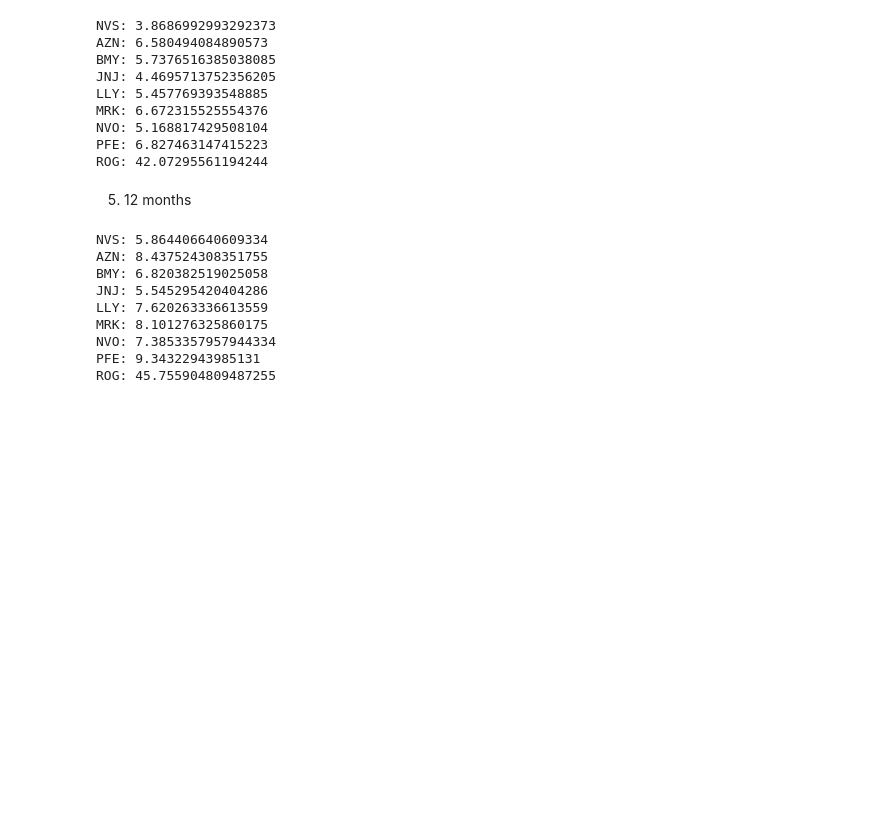
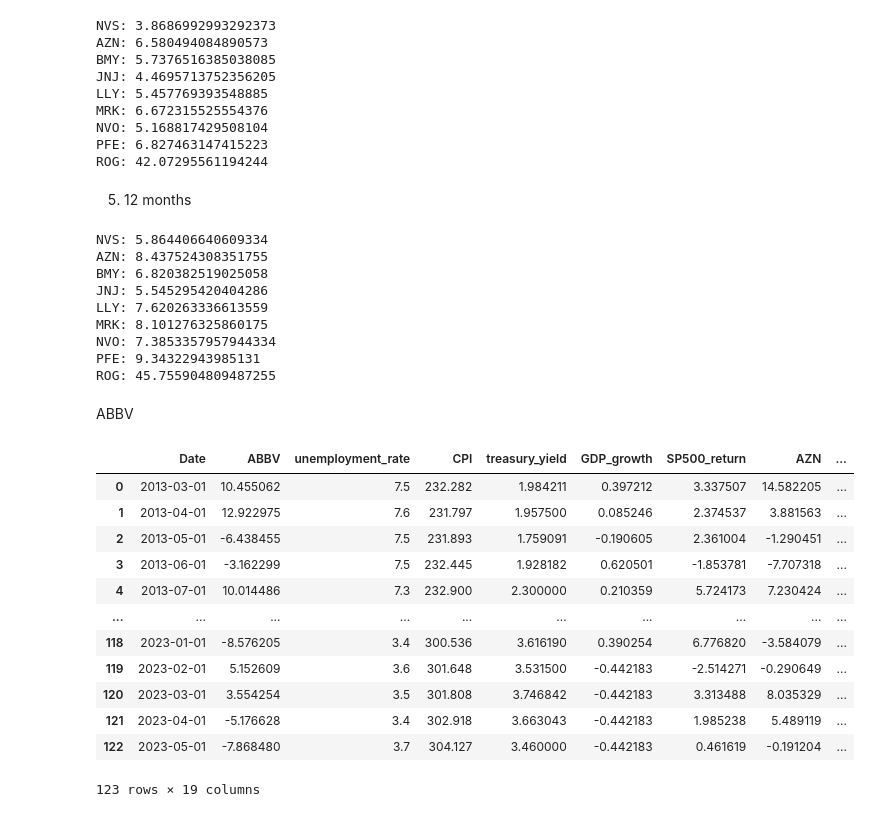
Before and after one commit to TobiPfeiffersGitHub/BSExNovartis_Thesis, a Jupyter notebook: ModelEvaluation/Baseline.ipynb, the cells around one changed output. Cells and saved outputs as stored; diff of their text form; code cells hidden in the pictures; blank space fills up the shorter version.

Commit message:
added ABBV

```diff
--- a/ModelEvaluation/Baseline.ipynb
+++ b/ModelEvaluation/Baseline.ipynb
@@ -274,3 +274,22 @@ MRK: 8.101276325860175
 NVO: 7.3853357957944334
 PFE: 9.34322943985131
 ROG: 45.755904809487255
+# %% [markdown]
+ABBV
+# %%
+abbv = pd.read_csv('merged_df.csv')
+abbv
+# %% [output]
+|  | Date | ABBV | unemployment_rate | CPI | treasury_yield | GDP_growth | SP500_return | AZN | ... |
+| 0 | 2013-03-01 | 10.455062 | 7.5 | 232.282 | 1.984211 | 0.397212 | 3.337507 | 14.582205 | ... |
+| 1 | 2013-04-01 | 12.922975 | 7.6 | 231.797 | 1.957500 | 0.085246 | 2.374537 | 3.881563 | ... |
+| 2 | 2013-05-01 | -6.438455 | 7.5 | 231.893 | 1.759091 | -0.190605 | 2.361004 | -1.290451 | ... |
+| 3 | 2013-06-01 | -3.162299 | 7.5 | 232.445 | 1.928182 | 0.620501 | -1.853781 | -7.707318 | ... |
+| 4 | 2013-07-01 | 10.014486 | 7.3 | 232.900 | 2.300000 | 0.210359 | 5.724173 | 7.230424 | ... |
+| ... | ... | ... | ... | ... | ... | ... | ... | ... | ... |
+| 118 | 2023-01-01 | -8.576205 | 3.4 | 300.536 | 3.616190 | 0.390254 | 6.776820 | -3.584079 | ... |
+| 119 | 2023-02-01 | 5.152609 | 3.6 | 301.648 | 3.531500 | -0.442183 | -2.514271 | -0.290649 | ... |
+| 120 | 2023-03-01 | 3.554254 | 3.5 | 301.808 | 3.746842 | -0.442183 | 3.313488 | 8.035329 | ... |
+| 121 | 2023-04-01 | -5.176628 | 3.4 | 302.918 | 3.663043 | -0.442183 | 1.985238 | 5.489119 | ... |
+| 122 | 2023-05-01 | -7.868480 | 3.7 | 304.127 | 3.460000 | -0.442183 | 0.461619 | -0.191204 | ... |
+123 rows × 19 columns
```
Also changed, not shown: parts of 7 cells of this notebook, 1 other file.
